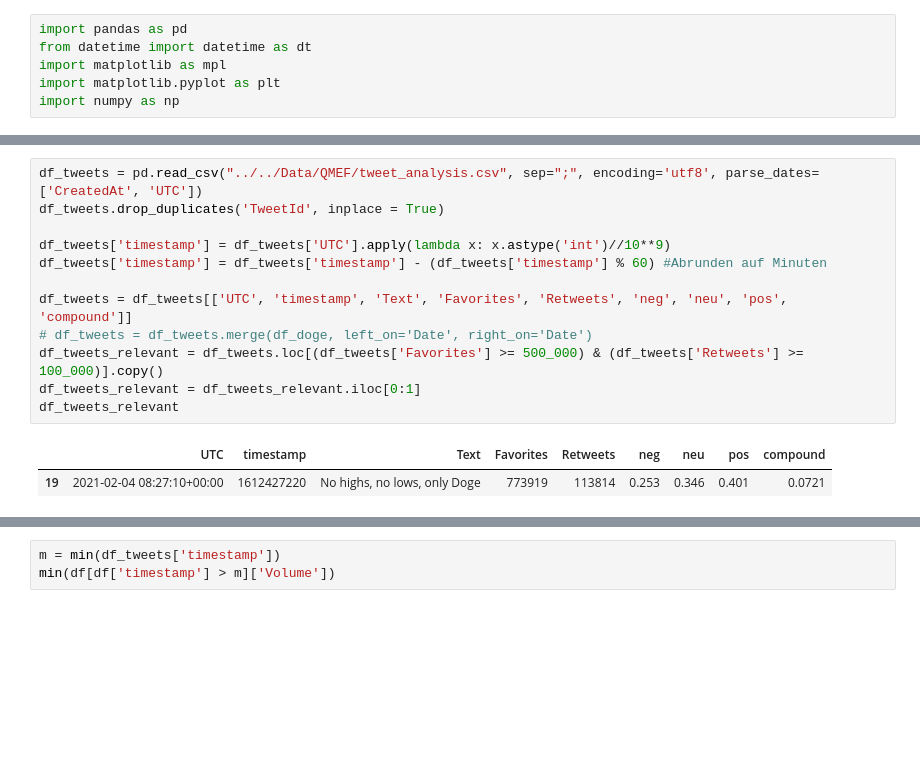
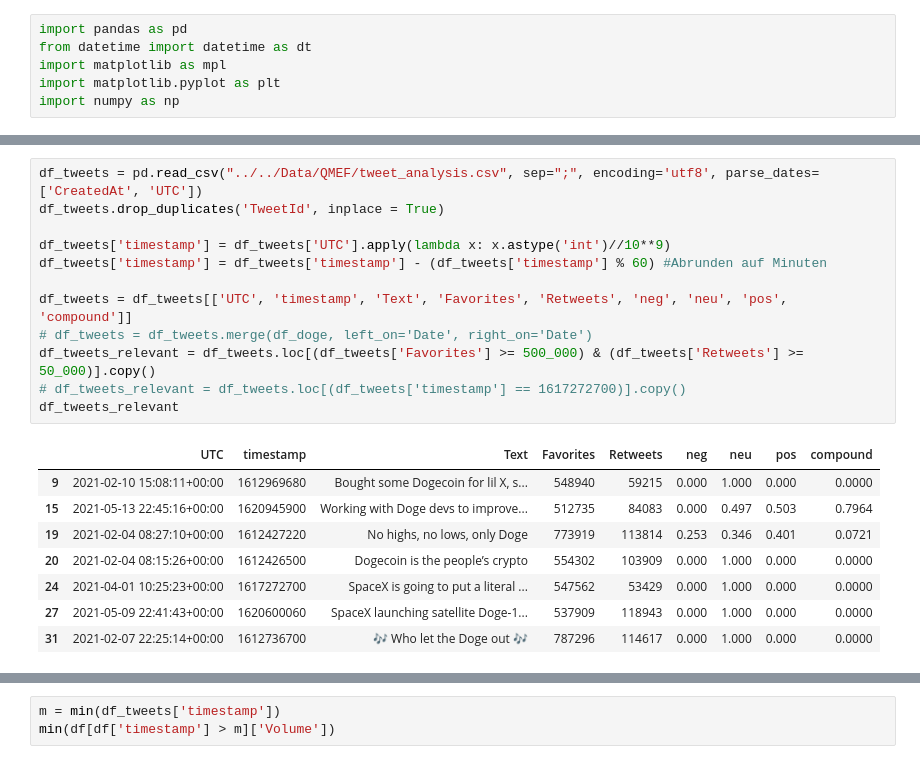
Before and after one commit to Zin9zan9/QMEF, a Jupyter notebook: doge_coin_prices.ipynb, the cells around one changed output, grey strips where cells are left out. Cells and saved outputs as stored; diff of their text form; blank space fills up the shorter version.

```diff
--- a/doge_coin_prices.ipynb
+++ b/doge_coin_prices.ipynb
@@ -32,18 +33,24 @@ df
 # %%
 df_tweets = pd.read_csv("../../Data/QMEF/tweet_analysis.csv", sep=";", encoding='utf8', parse_dates=['CreatedAt', 'UTC'])
 df_tweets.drop_duplicates('TweetId', inplace = True)
 
 df_tweets['timestamp'] = df_tweets['UTC'].apply(lambda x: x.astype('int')//10**9)
 df_tweets['timestamp'] = df_tweets['timestamp'] - (df_tweets['timestamp'] % 60) #Abrunden auf Minuten
 
 df_tweets = df_tweets[['UTC', 'timestamp', 'Text', 'Favorites', 'Retweets', 'neg', 'neu', 'pos', 'compound']]
 # df_tweets = df_tweets.merge(df_doge, left_on='Date', right_on='Date')
-df_tweets_relevant = df_tweets.loc[(df_tweets['Favorites'] >= 500_000) & (df_tweets['Retweets'] >= 100_000)].copy()
-df_tweets_relevant = df_tweets_relevant.iloc[0:1]
+df_tweets_relevant = df_tweets.loc[(df_tweets['Favorites'] >= 500_000) & (df_tweets['Retweets'] >= 50_000)].copy()
+# df_tweets_relevant = df_tweets.loc[(df_tweets['timestamp'] == 1617272700)].copy()
 df_tweets_relevant
 # %% [output]
 |  | UTC | timestamp | Text | Favorites | Retweets | neg | neu | pos | compound |
+| 9 | 2021-02-10 15:08:11+00:00 | 1612969680 | Bought some Dogecoin for lil X, s... | 548940 | 59215 | 0.000 | 1.000 | 0.000 | 0.0000 |
+| 15 | 2021-05-13 22:45:16+00:00 | 1620945900 | Working with Doge devs to improve... | 512735 | 84083 | 0.000 | 0.497 | 0.503 | 0.7964 |
 | 19 | 2021-02-04 08:27:10+00:00 | 1612427220 | No highs, no lows, only Doge | 773919 | 113814 | 0.253 | 0.346 | 0.401 | 0.0721 |
+| 20 | 2021-02-04 08:15:26+00:00 | 1612426500 | Dogecoin is the people’s crypto | 554302 | 103909 | 0.000 | 1.000 | 0.000 | 0.0000 |
+| 24 | 2021-04-01 10:25:23+00:00 | 1617272700 | SpaceX is going to put a literal ... | 547562 | 53429 | 0.000 | 1.000 | 0.000 | 0.0000 |
+| 27 | 2021-05-09 22:41:43+00:00 | 1620600060 | SpaceX launching satellite Doge-1... | 537909 | 118943 | 0.000 | 1.000 | 0.000 | 0.0000 |
+| 31 | 2021-02-07 22:25:14+00:00 | 1612736700 | 🎶 Who let the Doge out 🎶 | 787296 | 114617 | 0.000 | 1.000 | 0.000 | 0.0000 |
 # %%
 df['Date'] = df['timestamp'].apply(lambda x: dt.fromtimestamp(x))
 
```
Also changed, not shown: parts of 4 cells of this notebook, 2 other files.
